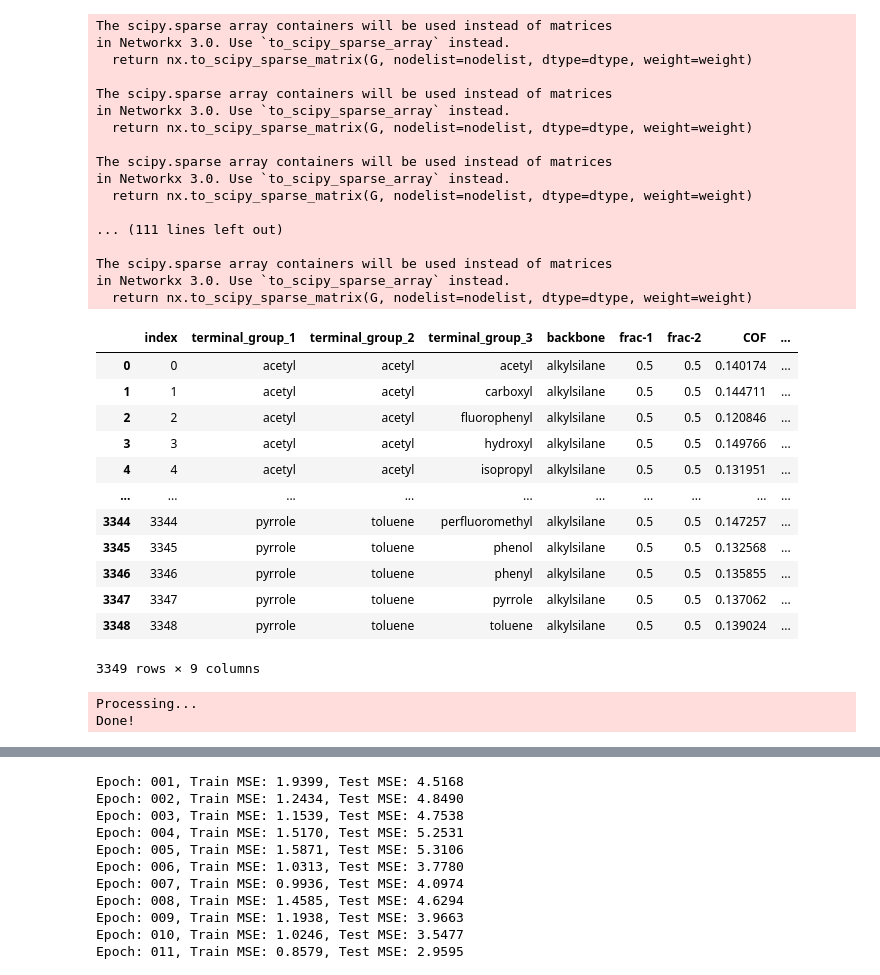
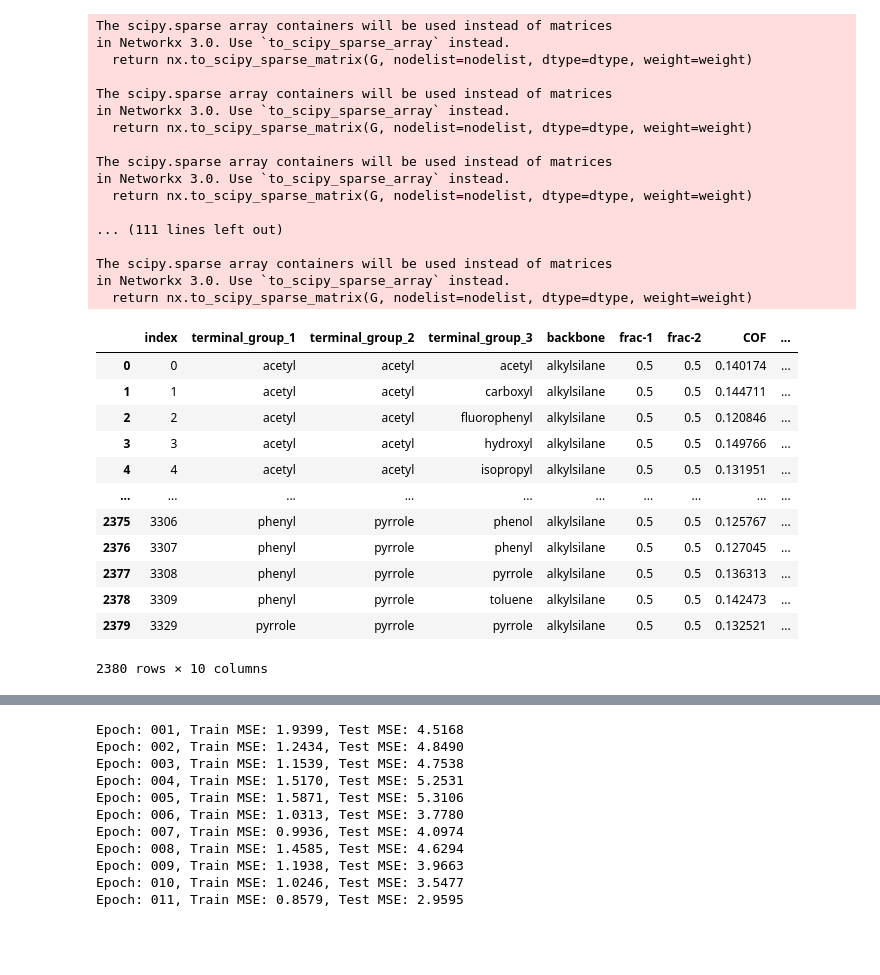
Before and after one commit to kierannp/forward-pred, a Jupyter notebook: custom.ipynb, the cells around one changed output, grey strips where cells are left out. Cells and saved outputs as stored; diff of their text form; code cells hidden in the pictures; blank space fills up the shorter version.

```diff
--- a/custom.ipynb
+++ b/custom.ipynb
@@ -44,18 +57,30 @@ name2xyz = {}
 name2e_index = {}
 name2mol = {}
 name2x = {}
-# name2edges
 
+missing_mols = ['difluoromethyl', 'phenol', 'toluene']
 def replace_name_graph(chem_name):
     if chem_name == 'difluoromethyl' or chem_name == 'phenol' or chem_name == 'toluene':
         return
     else:
         return names2graph[chem_name]
-def replace_n_nodes(chem_name):
-    if chem_name == 'difluoromethyl' or chem_name == 'phenol' or chem_name == 'toluene':
+
+def n_nodes_tuple(t1, t2):
+    if t1 in missing_mols or t2 in missing_mols:
         return
     else:
-        return name2n_nodes[chem_name]
+        return (name2n_nodes[t1], name2n_nodes[t2])
+def replace_n_nodes_tuple(row):
+    return n_nodes_tuple(row['terminal_group_1'], row['terminal_group_2'])
+
+def get_positions(t1,t2):
+    if t1 in missing_mols or t2 in missing_mols:
+        return
+    else:
+        return (name2xyz[t1], name2xyz[t2])
+def replace_positions(row):
+    return get_positions(row['terminal_group_1'], row['terminal_group_2'])
+
 def replace_e_index(chem_name):
     if chem_name == 'difluoromethyl' or chem_name == 'phenol' or chem_name == 'toluene':
         return
@@ -69,7 +94,6 @@ def replace_node_att(chem_name):
         for i, p in enumerate(name2mol[chem_name].particles()):
             x[i] = element2vec[p]
         return x
-
 
 def CIRconvert(ids):
     url = 'http://cactus.nci.nih.gov/chemical/structure/' + quote(ids) + '/smiles'
@@ -119,39 +143,40 @@ for m in molecules:
         x[i] = element2vec[p.element.symbol]
     name2x[mol_name] = x
 
+COF_data['n_nodes'] = COF_data.apply(replace_n_nodes_tuple,axis=1)
 COF_data = COF_data.dropna()
 COF_data = COF_data[(COF_data['frac-1']==.5)]
 COF_data.reset_index()
 # %% [output]
 The scipy.sparse array containers will be used instead of matrices
 in Networkx 3.0. Use `to_scipy_sparse_array` instead.
   return nx.to_scipy_sparse_matrix(G, nodelist=nodelist, dtype=dtype, weight=weight)
 
 The scipy.sparse array containers will be used instead of matrices
 in Networkx 3.0. Use `to_scipy_sparse_array` instead.
   return nx.to_scipy_sparse_matrix(G, nodelist=nodelist, dtype=dtype, weight=weight)
 
 The scipy.sparse array containers will be used instead of matrices
 in Networkx 3.0. Use `to_scipy_sparse_array` instead.
   return nx.to_scipy_sparse_matrix(G, nodelist=nodelist, dtype=dtype, weight=weight)
 
 ... (111 lines left out)
 
 The scipy.sparse array containers will be used instead of matrices
 in Networkx 3.0. Use `to_scipy_sparse_array` instead.
   return nx.to_scipy_sparse_matrix(G, nodelist=nodelist, dtype=dtype, weight=weight)
 |  | index | terminal_group_1 | terminal_group_2 | terminal_group_3 | backbone | frac-1 | frac-2 | COF | ... |
 | 0 | 0 | acetyl | acetyl | acetyl | alkylsilane | 0.5 | 0.5 | 0.140174 | ... |
 | 1 | 1 | acetyl | acetyl | carboxyl | alkylsilane | 0.5 | 0.5 | 0.144711 | ... |
 | 2 | 2 | acetyl | acetyl | fluorophenyl | alkylsilane | 0.5 | 0.5 | 0.120846 | ... |
 | 3 | 3 | acetyl | acetyl | hydroxyl | alkylsilane | 0.5 | 0.5 | 0.149766 | ... |
 | 4 | 4 | acetyl | acetyl | isopropyl | alkylsilane | 0.5 | 0.5 | 0.131951 | ... |
 | ... | ... | ... | ... | ... | ... | ... | ... | ... | ... |
-| 3344 | 3344 | pyrrole | toluene | perfluoromethyl | alkylsilane | 0.5 | 0.5 | 0.147257 | ... |
-| 3345 | 3345 | pyrrole | toluene | phenol | alkylsilane | 0.5 | 0.5 | 0.132568 | ... |
-| 3346 | 3346 | pyrrole | toluene | phenyl | alkylsilane | 0.5 | 0.5 | 0.135855 | ... |
-| 3347 | 3347 | pyrrole | toluene | pyrrole | alkylsilane | 0.5 | 0.5 | 0.137062 | ... |
-| 3348 | 3348 | pyrrole | toluene | toluene | alkylsilane | 0.5 | 0.5 | 0.139024 | ... |
+| 2375 | 3306 | phenyl | pyrrole | phenol | alkylsilane | 0.5 | 0.5 | 0.125767 | ... |
+| 2376 | 3307 | phenyl | pyrrole | phenyl | alkylsilane | 0.5 | 0.5 | 0.127045 | ... |
+| 2377 | 3308 | phenyl | pyrrole | pyrrole | alkylsilane | 0.5 | 0.5 | 0.136313 | ... |
+| 2378 | 3309 | phenyl | pyrrole | toluene | alkylsilane | 0.5 | 0.5 | 0.142473 | ... |
+| 2379 | 3329 | pyrrole | pyrrole | pyrrole | alkylsilane | 0.5 | 0.5 | 0.132521 | ... |
-3349 rows × 9 columns
+2380 rows × 10 columns
 # %%
 class PairData(Data):
@@ -212,11 +666,0 @@ class TribologyDataset(InMemoryDataset):
-# %%
-dataset = TribologyDataset(root='.')
-
-dataset.shuffle()
-train_dataset = dataset[:2000]
-test_dataset = dataset[2000:]
-train_loader = DataLoader(train_dataset, batch_size=64, follow_batch=['x_s', 'x_t'], shuffle=True)
-test_loader = DataLoader(test_dataset, batch_size=64, follow_batch=['x_s', 'x_t'], shuffle=False)
-# %% [output]
-Processing...
-Done!
```
Also changed, not shown: parts of 6 cells of this notebook.
